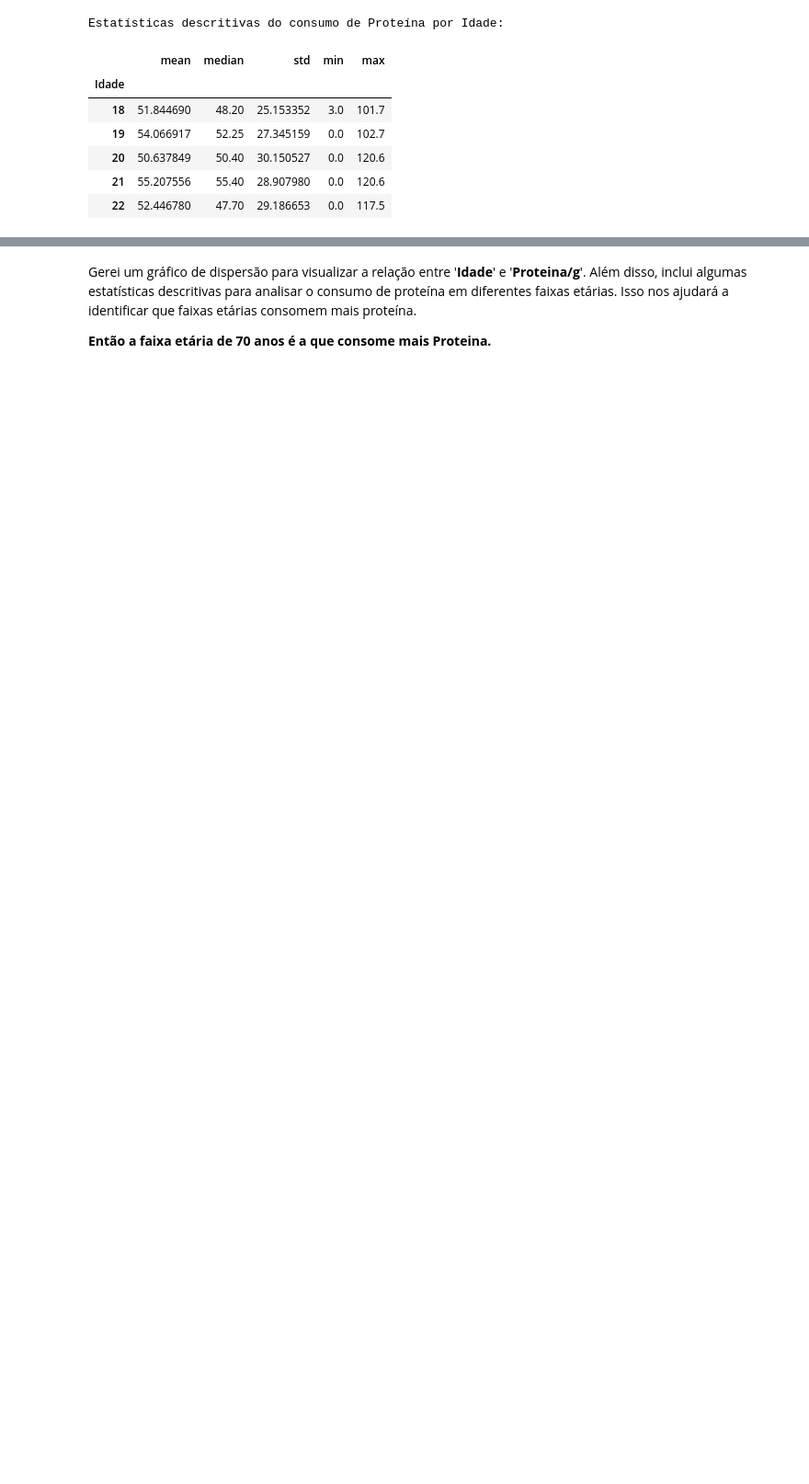
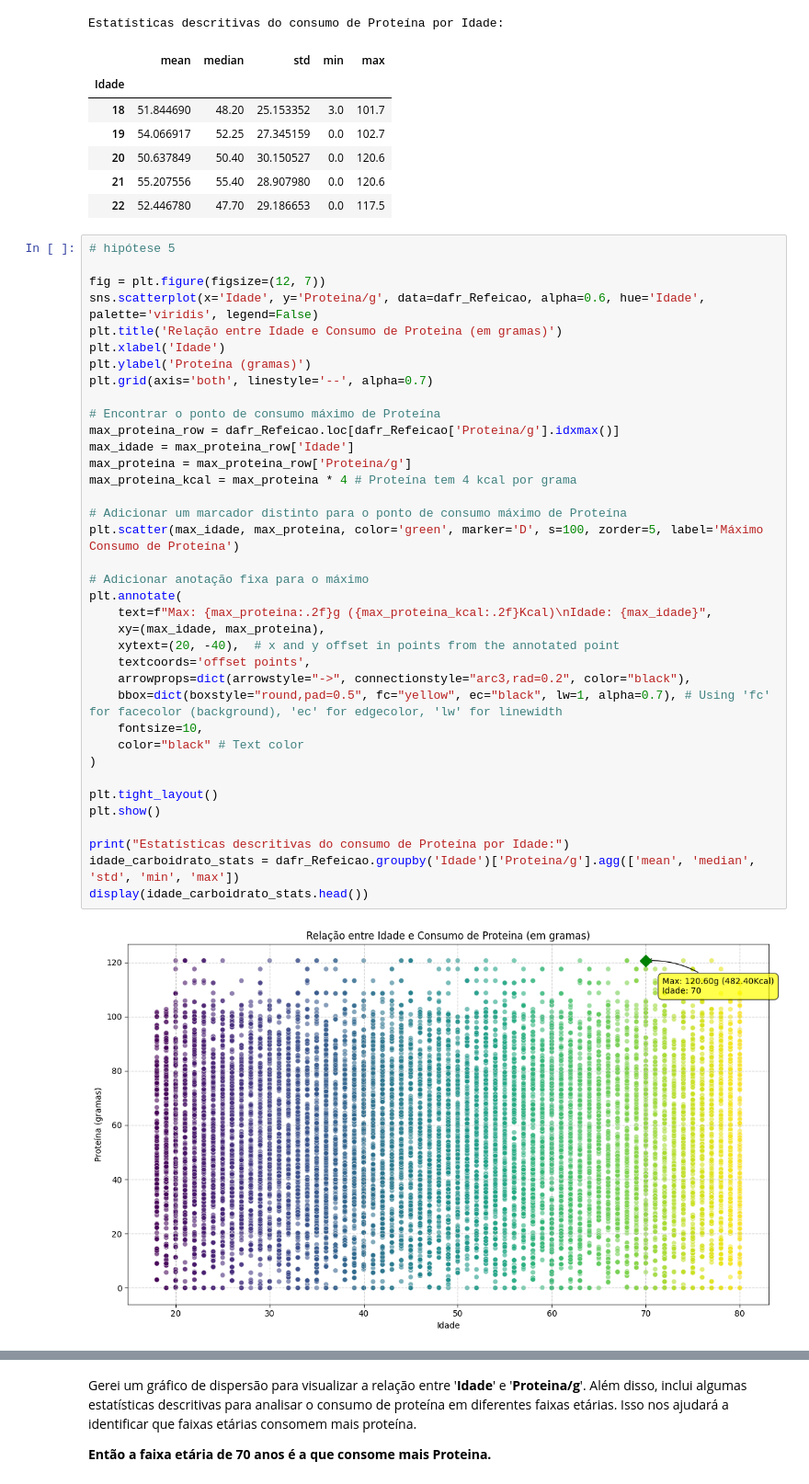
Before and after one commit to MGuidolini/PUC-MVP, a Jupyter notebook: Cópia_de_MVP_Analise_de_Dados_e_Boas_práticas_final.ipynb, the cells around one changed output, grey strips where cells are left out. Shown at 92% size. Saved outputs shown, nothing was run; the diff lists cells and outputs as text; blank space fills up the shorter version.

```diff
--- a/Cópia_de_MVP_Analise_de_Dados_e_Boas_práticas_final.ipynb
+++ b/Cópia_de_MVP_Analise_de_Dados_e_Boas_práticas_final.ipynb
@@ -2067,3 +2067,42 @@ Estatísticas descritivas do consumo de Proteína por Idade:
 | 20 | 50.637849 | 50.40 | 30.150527 | 0.0 | 120.6 |
 | 21 | 55.207556 | 55.40 | 28.907980 | 0.0 | 120.6 |
 | 22 | 52.446780 | 47.70 | 29.186653 | 0.0 | 117.5 |
+# %%
+# hipótese 5
+
+fig = plt.figure(figsize=(12, 7))
+sns.scatterplot(x='Idade', y='Proteina/g', data=dafr_Refeicao, alpha=0.6, hue='Idade', palette='viridis', legend=False)
+plt.title('Relação entre Idade e Consumo de Proteina (em gramas)')
+plt.xlabel('Idade')
+plt.ylabel('Proteína (gramas)')
+plt.grid(axis='both', linestyle='--', alpha=0.7)
+
+# Encontrar o ponto de consumo máximo de Proteína
+max_proteina_row = dafr_Refeicao.loc[dafr_Refeicao['Proteina/g'].idxmax()]
+max_idade = max_proteina_row['Idade']
+max_proteina = max_proteina_row['Proteina/g']
+max_proteina_kcal = max_proteina * 4 # Proteína tem 4 kcal por grama
+
+# Adicionar um marcador distinto para o ponto de consumo máximo de Proteína
+plt.scatter(max_idade, max_proteina, color='green', marker='D', s=100, zorder=5, label='Máximo Consumo de Proteína')
+
+# Adicionar anotação fixa para o máximo
+plt.annotate(
+    text=f"Max: {max_proteina:.2f}g ({max_proteina_kcal:.2f}Kcal)\nIdade: {max_idade}",
+    xy=(max_idade, max_proteina),
+    xytext=(20, -40),  # x and y offset in points from the annotated point
+    textcoords='offset points',
+    arrowprops=dict(arrowstyle="->", connectionstyle="arc3,rad=0.2", color="black"),
+    bbox=dict(boxstyle="round,pad=0.5", fc="yellow", ec="black", lw=1, alpha=0.7), # Using 'fc' for facecolor (background), 'ec' for edgecolor, 'lw' for linewidth
+    fontsize=10,
+    color="black" # Text color
+)
+
+plt.tight_layout()
+plt.show()
+
+print("Estatísticas descritivas do consumo de Proteína por Idade:")
+idade_carboidrato_stats = dafr_Refeicao.groupby('Idade')['Proteina/g'].agg(['mean', 'median', 'std', 'min', 'max'])
+display(idade_carboidrato_stats.head())
+# %% [output]
+[figure, added]
```
Also changed, not shown: parts of 1 cell of this notebook.
